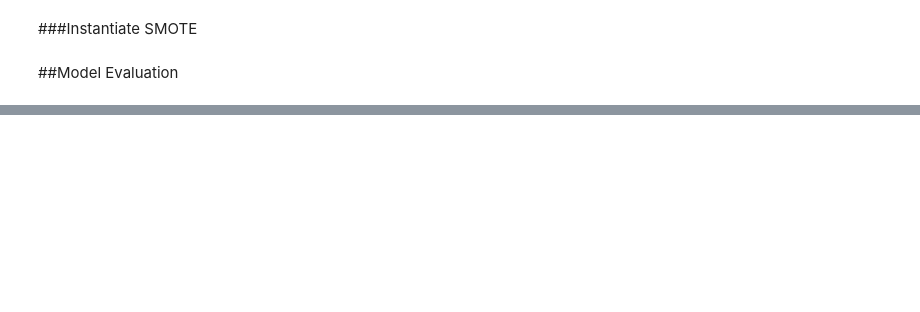
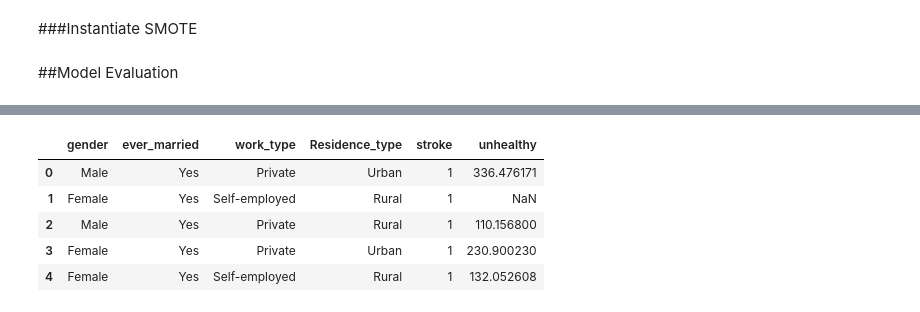
Before and after one commit to coding-dojo-data-science/Project-2-exemplar, a Jupyter notebook: Stroke_Prediction_Project.ipynb, the cells around one changed output, grey strips where cells are left out. Cells and saved outputs as stored; diff of their text form; code cells hidden in the pictures; blank space fills up the shorter version.

```diff
--- a/Stroke_Prediction_Project.ipynb
+++ b/Stroke_Prediction_Project.ipynb
@@ -617,0 +726,12 @@ baseline_model_scores
+# %%
+ml2_df = ml2_df.replace({'hypertension': {0:1, 1:2}, 'heart_disease': {0:1, 1:2}, 'smoking_status': {'formerly smoked': 1.5, 'smokes': 2, 'never smoked': 1, 'Unknown': 1}})
+ml2_df['unhealthy'] = (ml2_df['age'] * ml2_df['bmi'] * ml2_df['avg_glucose_level'] * ml2_df['hypertension'] * ml2_df['heart_disease'] * ml2_df['smoking_status']) / 10000
+ml2_df.drop(columns = ['age', 'avg_glucose_level', 'bmi','hypertension', 'heart_disease', 'smoking_status'], inplace = True)
+ml2_df.head()
+# %% [output]
+|  | gender | ever_married | work_type | Residence_type | stroke | unhealthy |
+| 0 | Male | Yes | Private | Urban | 1 | 336.476171 |
+| 1 | Female | Yes | Self-employed | Rural | 1 | NaN |
+| 2 | Male | Yes | Private | Rural | 1 | 110.156800 |
+| 3 | Female | Yes | Private | Urban | 1 | 230.900230 |
+| 4 | Female | Yes | Self-employed | Rural | 1 | 132.052608 |
```
Also changed, not shown: parts of 22 cells of this notebook.
